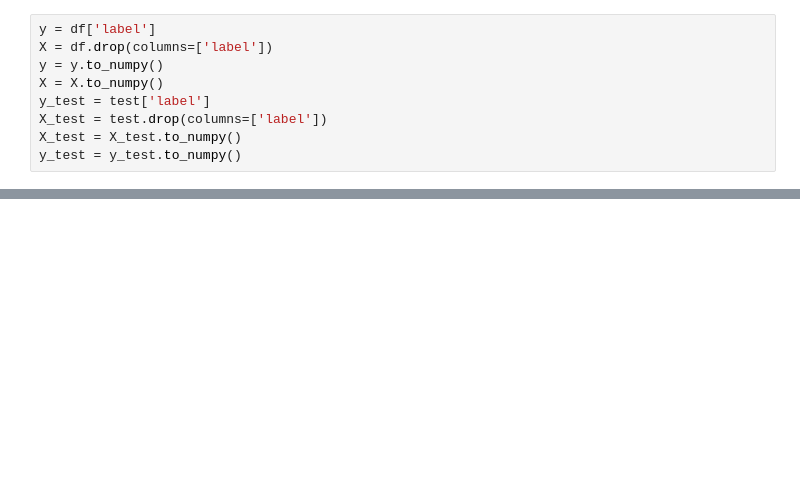
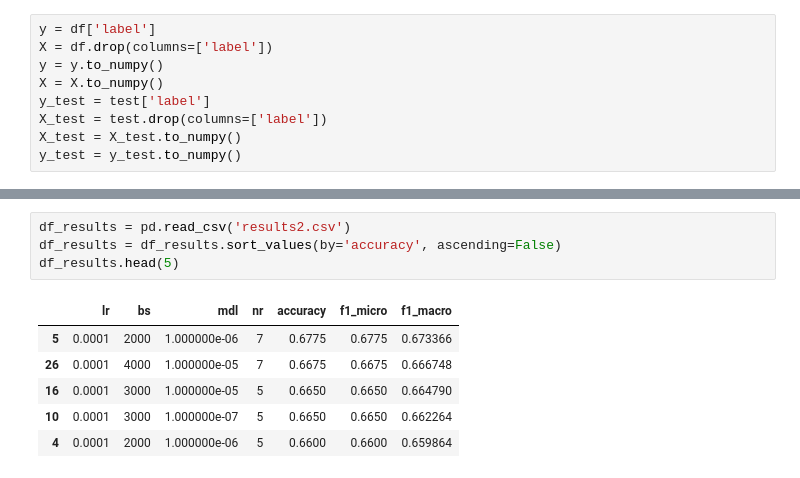
Before and after one commit to DR-Barros/trabajo-dirigido, a Jupyter notebook: experimento/experimento 2.ipynb, the cells around one changed output, grey strips where cells are left out. Cells and saved outputs as stored; diff of their text form; blank space fills up the shorter version.

```diff
--- a/experimento/experimento 2.ipynb
+++ b/experimento/experimento 2.ipynb
@@ -72,0 +88,11 @@ KeyboardInterrupt:
+# %%
+df_results = pd.read_csv('results2.csv')
+df_results = df_results.sort_values(by='accuracy', ascending=False)
+df_results.head(5)
+# %% [output]
+|  | lr | bs | mdl | nr | accuracy | f1_micro | f1_macro |
+| 5 | 0.0001 | 2000 | 1.000000e-06 | 7 | 0.6775 | 0.6775 | 0.673366 |
+| 26 | 0.0001 | 4000 | 1.000000e-05 | 7 | 0.6675 | 0.6675 | 0.666748 |
+| 16 | 0.0001 | 3000 | 1.000000e-05 | 5 | 0.6650 | 0.6650 | 0.664790 |
+| 10 | 0.0001 | 3000 | 1.000000e-07 | 5 | 0.6650 | 0.6650 | 0.662264 |
+| 4 | 0.0001 | 2000 | 1.000000e-06 | 5 | 0.6600 | 0.6600 | 0.659864 |
```
Also changed, not shown: parts of 2 cells of this notebook, 6 other files.
